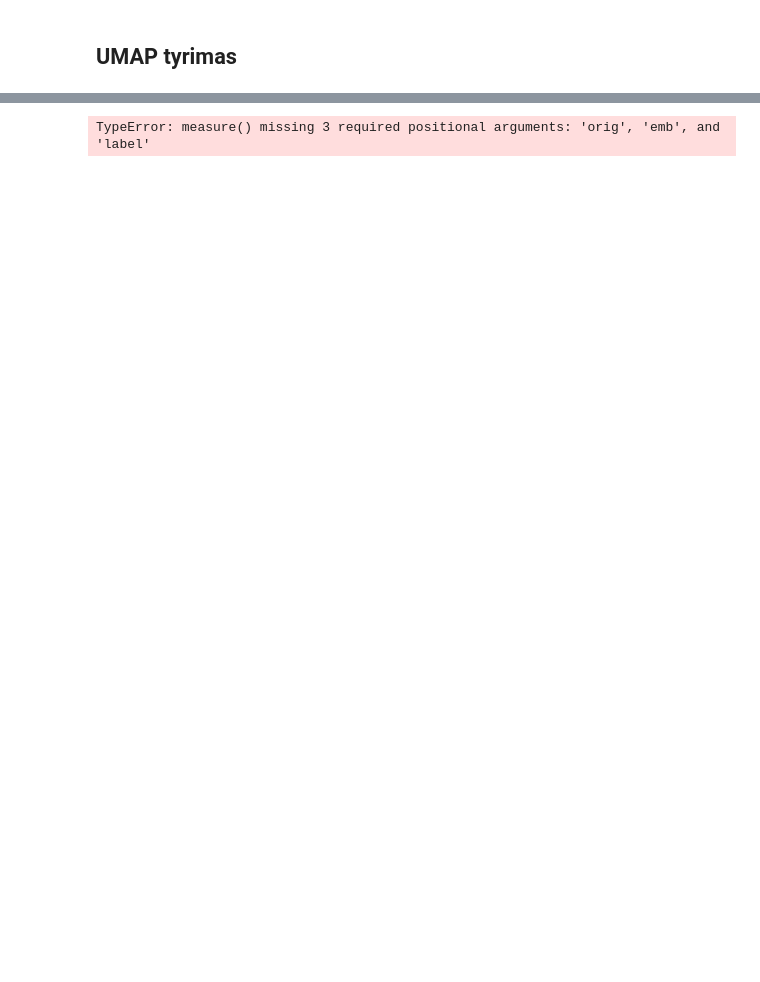
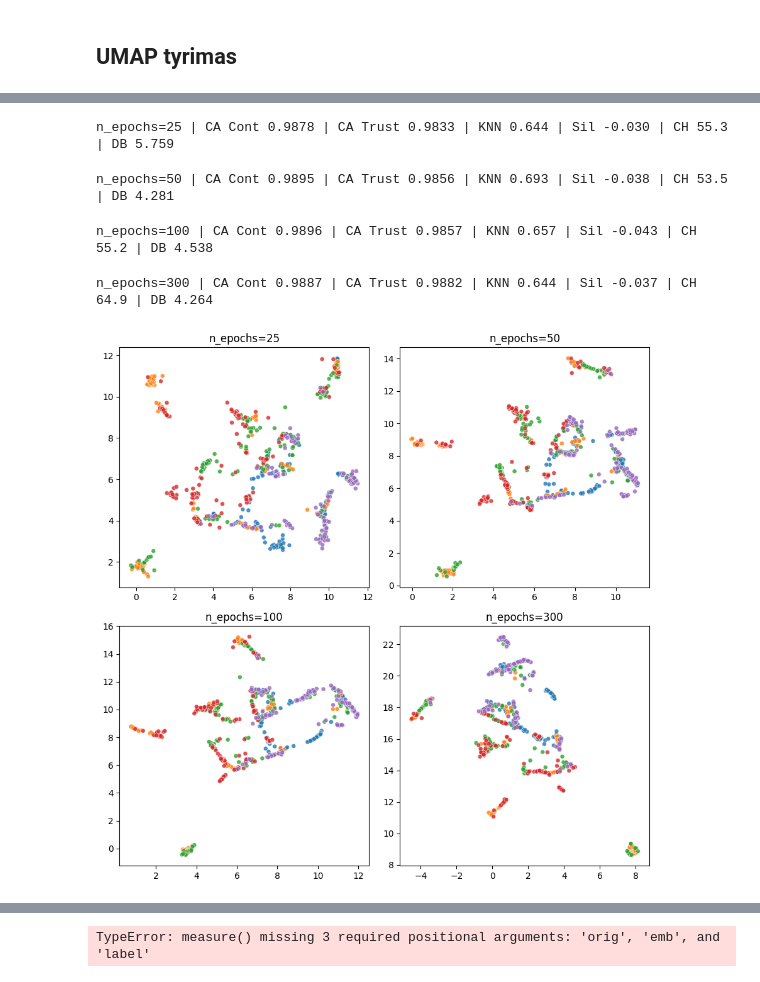
Before and after one commit to lukasjanusauskas/ais-duomenu-vizualizavimas, a Jupyter notebook: 3Lab-eksperimentai.ipynb, the cells around one changed output, grey strips where cells are left out. Cells and saved outputs as stored; diff of their text form; code cells hidden in the pictures; blank space fills up the shorter version.

```diff
--- a/3Lab-eksperimentai.ipynb
+++ b/3Lab-eksperimentai.ipynb
@@ -307,0 +420,17 @@ plt.show()
+# %%
+epochs = [25, 50, 100, 300]
+
+fig, axs = plt.subplots(2, 2, figsize=(9, 9))
+axs = axs.flatten()
+
+for i, e in enumerate(epochs):
+    plot_umap(data=dist_mat, n_epochs=e, ax=axs[i], var="n_epochs")
+
+plt.tight_layout()
+plt.show()
+# %% [output]
+n_epochs=25 | CA Cont 0.9878 | CA Trust 0.9833 | KNN 0.644 | Sil -0.030 | CH 55.3 | DB 5.759
+n_epochs=50 | CA Cont 0.9895 | CA Trust 0.9856 | KNN 0.693 | Sil -0.038 | CH 53.5 | DB 4.281
+n_epochs=100 | CA Cont 0.9896 | CA Trust 0.9857 | KNN 0.657 | Sil -0.043 | CH 55.2 | DB 4.538
+n_epochs=300 | CA Cont 0.9887 | CA Trust 0.9882 | KNN 0.644 | Sil -0.037 | CH 64.9 | DB 4.264
+[figure, added]
```
Also changed, not shown: parts of 16 cells of this notebook.
